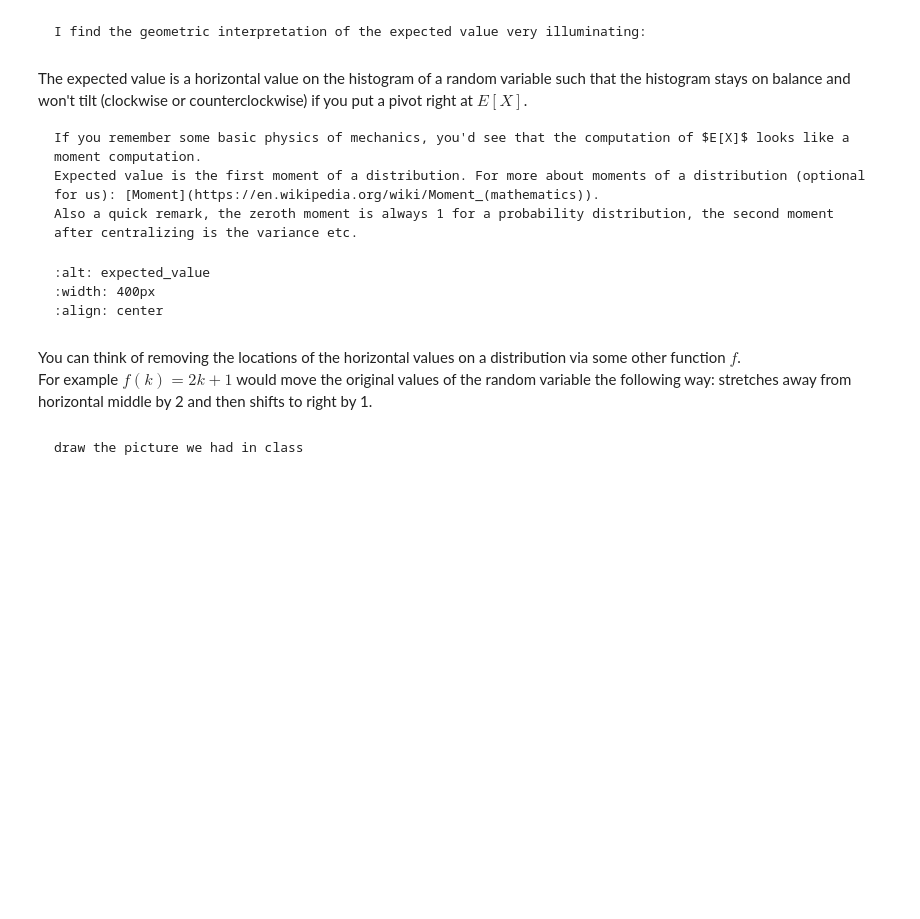
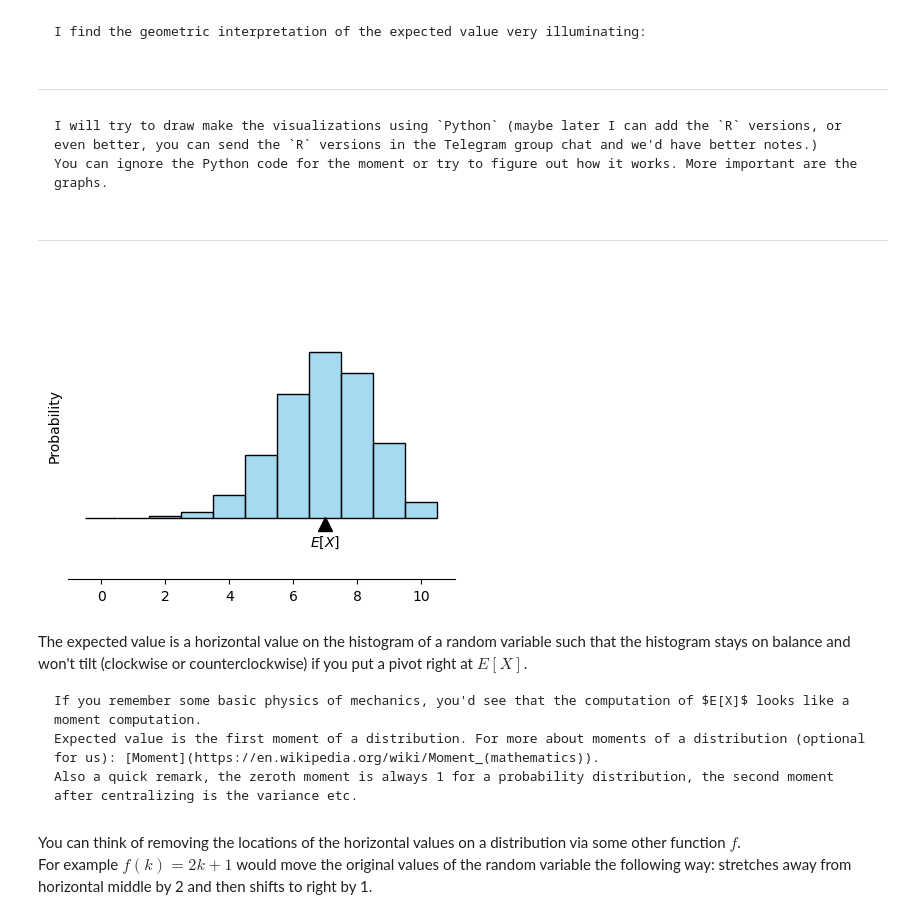
Before and after one commit to tsubora/bayes, a Jupyter notebook: _sources/random_variables.ipynb, the cells around one changed output. Drawn from its saved outputs; the diff is of its cells as text; code cells hidden in the pictures; blank space fills up the shorter version.

````diff
--- a/_sources/random_variables.ipynb
+++ b/_sources/random_variables.ipynb
@@ -107,6 +107,51 @@ What this computation gives us is that if we toss a fair coin twice, we expect t
 ```{note} Remark
 I find the geometric interpretation of the expected value very illuminating:
 ```
+# %% [markdown]
+---
+# %% [markdown]
+```{dropdown} Python
+I will try to draw make the visualizations using `Python` (maybe later I can add the `R` versions, or even better, you can send the `R` versions in the Telegram group chat and we'd have better notes.)
+You can ignore the Python code for the moment or try to figure out how it works. More important are the graphs.
+```
+# %% [markdown]
+---
+# %%
+# import the necessary packages to compute and visualize in python
+import numpy as np
+import matplotlib.pyplot as plt
+import seaborn as sns
+
+# parameters for the binomial distribution
+n = 10
+p = 0.7
+
+# generate binomial distribution
+data = np.random.binomial(n, p, 10000)
+
+# plot histogram using seaborn
+plt.figure(figsize=(5, 4))
+sns.histplot(data,
+             bins=np.arange(-0.5, n+1.5, 1),
+             kde=False, stat='probability',
+             color='skyblue',
+             edgecolor='black')
+
+# calculate expected value E[X] = np
+expected_value = n * p
+
+# add a triangle and label it by E[X]
+plt.plot(expected_value, -0.01, marker='^', markersize=10, color='black')
+plt.text(expected_value, -0.04, '$E[X]$', ha='center', va='center')
+
+# cleaning the graph, we don't need the numbers
+plt.ylim(-0.1, 0.4)
+plt.tick_params(left=False, bottom=True, labelleft=False, labelbottom=True)
+sns.despine(left=True, bottom=False)
+
+plt.show()
+# %% [output]
+[figure, added]
 # %% [markdown]
 The expected value is a horizontal value on the histogram of a random variable such that the histogram stays on balance and won't tilt (clockwise or counterclockwise) if you put a pivot right at $E[X]$.
 
@@ -115,16 +160,6 @@ If you remember some basic physics of mechanics, you'd see that the computation
 Expected value is the first moment of a distribution. For more about moments of a distribution (optional for us): [Moment](https://en.wikipedia.org/wiki/Moment_(mathematics)).
 Also a quick remark, the zeroth moment is always 1 for a probability distribution, the second moment after centralizing is the variance etc.
 ```
-
-```{image} ./assets/expected_value.png
-:alt: expected_value
-:width: 400px
-:align: center
-```
 # %% [markdown]
 You can think of removing the locations of the horizontal values on a distribution via some other function $f$.
 For example $f(k)=2k+1$ would move the original values of the random variable the following way: stretches away from horizontal middle by 2 and then shifts to right by 1.
-# %% [markdown]
-```{dropdown} remark to myself
-draw the picture we had in class
-```
````
Also changed, not shown: parts of 23 cells of this notebook, 6 other files.
